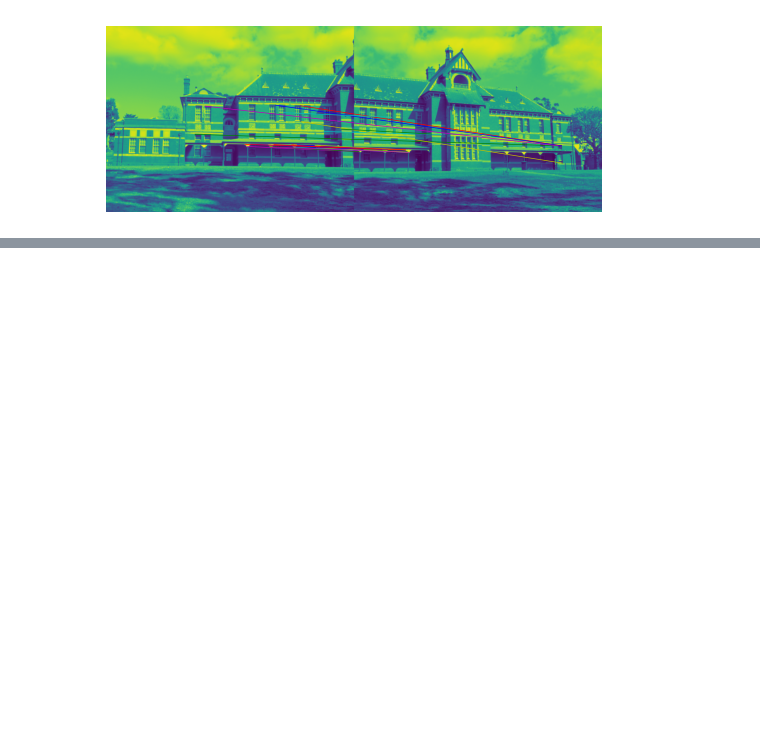
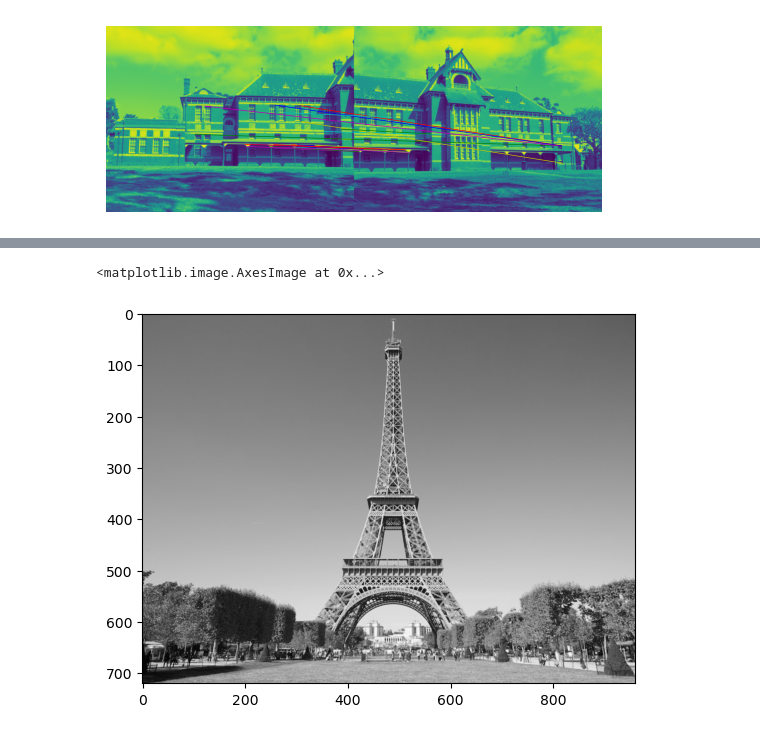
Before and after one commit to MrWlobo/Zaawansowane_Algorytmy_Wizyjne, a Jupyter notebook: Lab06/ZAW_Lab06.ipynb, the cells around one changed output, grey strips where cells are left out. Saved outputs shown, nothing was run; the diff lists cells and outputs as text; code cells hidden in the pictures; blank space fills up the shorter version.

```diff
--- a/Lab06/ZAW_Lab06.ipynb
+++ b/Lab06/ZAW_Lab06.ipynb
@@ -213,0 +224,5 @@ pm.plot_matches(building_1, building_2, building_matches)
+# %%
+plt.imshow(eiffel_2, cmap="gray")
+# %% [output]
+<matplotlib.image.AxesImage at 0x...>
+[figure, added]
```
Also changed, not shown: parts of 10 cells of this notebook.
